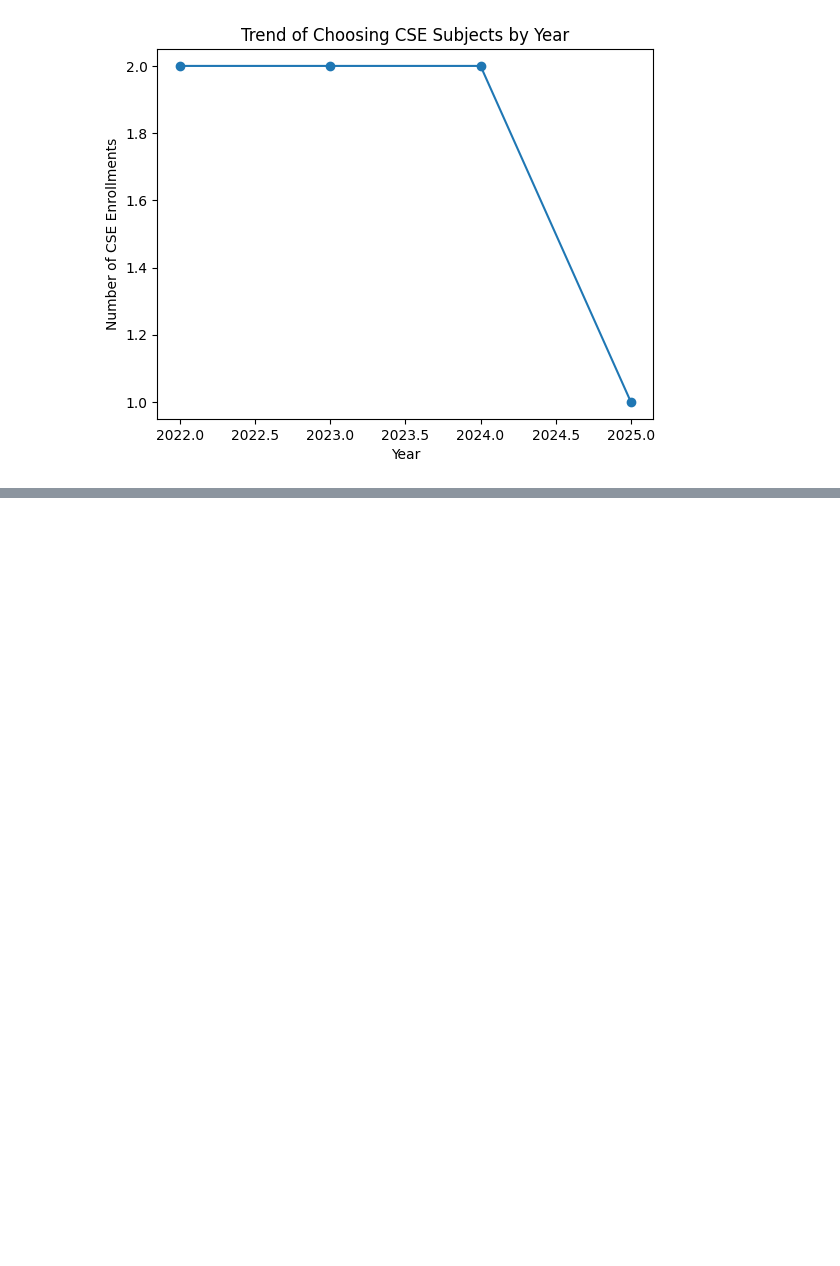
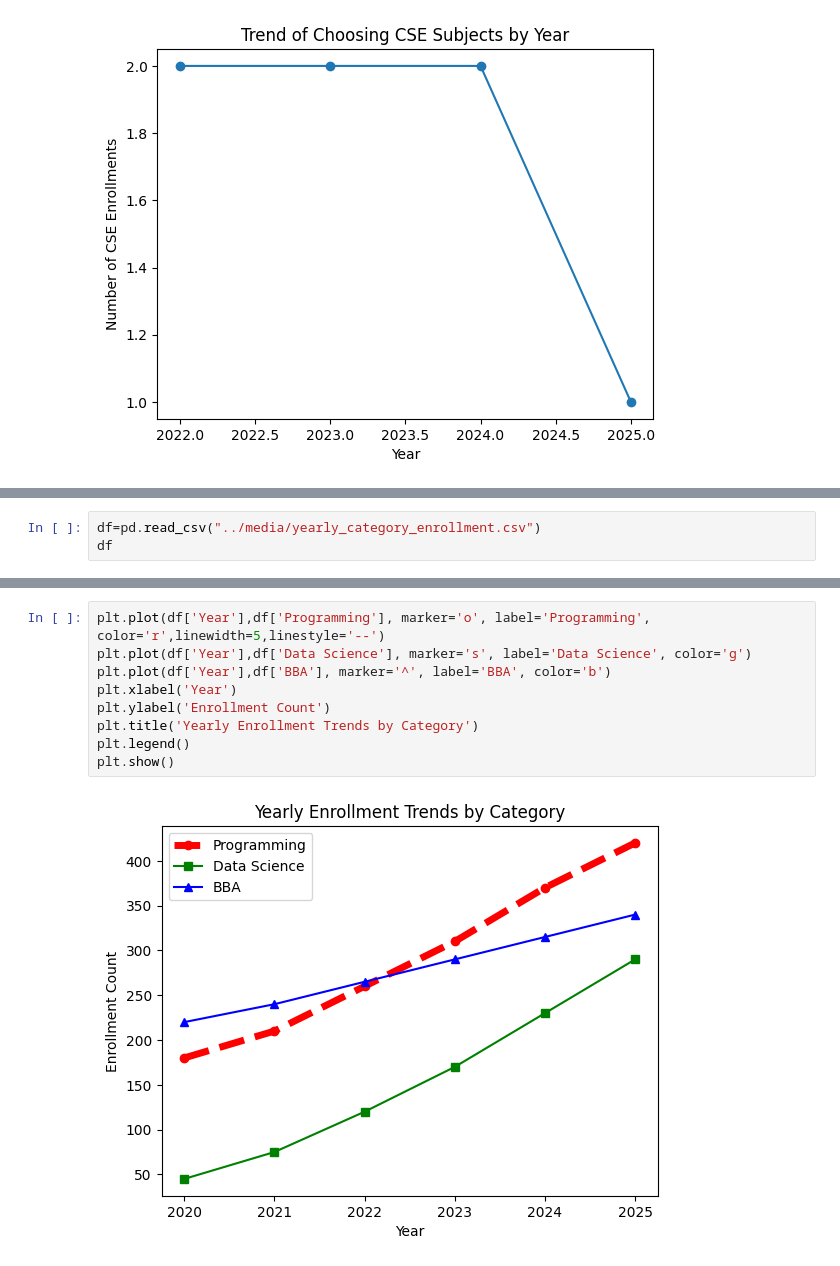
Before and after one commit to ZohanaZuthi/Phitron-AI-ML, a Jupyter notebook: Visualization_with_matplotlib/module_13.ipynb, the cells around one changed output, grey strips where cells are left out. Drawn from its saved outputs; the diff is of its cells as text; blank space fills up the shorter version.

Commit message:
line plot

```diff
--- a/Visualization_with_matplotlib/module_13.ipynb
+++ b/Visualization_with_matplotlib/module_13.ipynb
@@ -107,0 +110,3 @@ Text(0.5, 1.0, 'Trend of Choosing CSE Subjects by Year')
+# %%
+df=pd.read_csv("../media/yearly_category_enrollment.csv")
+df
@@ -107,0 +121,11 @@ Text(0.5, 1.0, 'Trend of Choosing CSE Subjects by Year')
+# %%
+plt.plot(df['Year'],df['Programming'], marker='o', label='Programming', color='r',linewidth=5,linestyle='--')
+plt.plot(df['Year'],df['Data Science'], marker='s', label='Data Science', color='g')
+plt.plot(df['Year'],df['BBA'], marker='^', label='BBA', color='b')
+plt.xlabel('Year')
+plt.ylabel('Enrollment Count')
+plt.title('Yearly Enrollment Trends by Category')
+plt.legend()
+plt.show()
+# %% [output]
+[figure, added]
```
Also changed, not shown: parts of 3 cells of this notebook.
